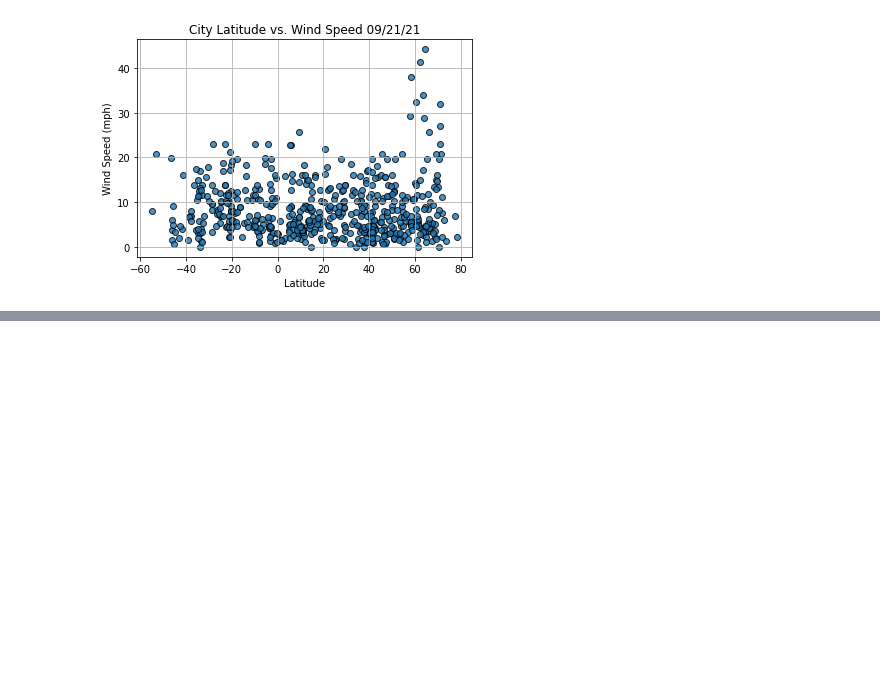
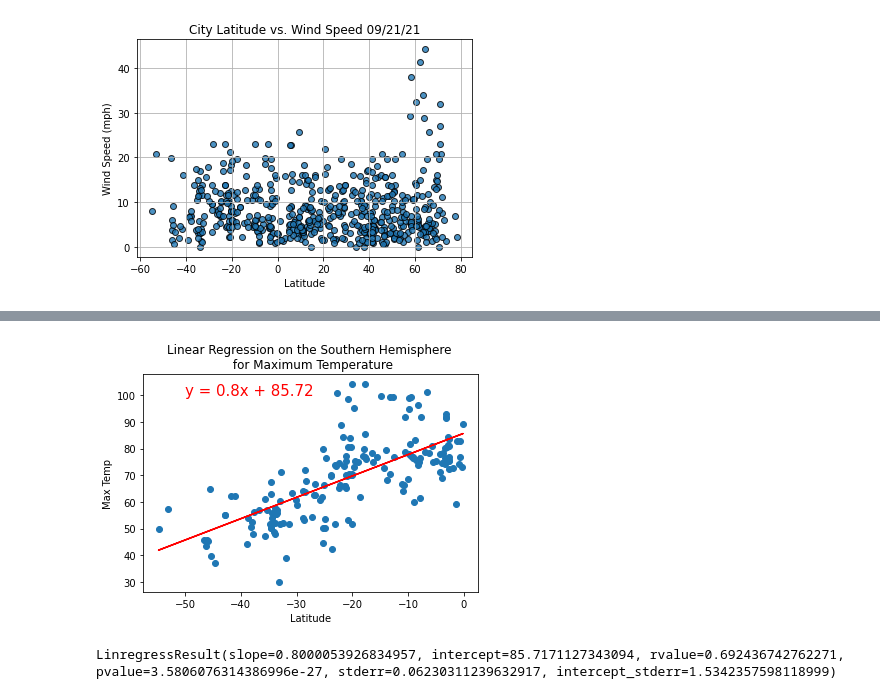
Before and after one commit to rmckinno/WeatherPy, a Jupyter notebook: WeatherPy.ipynb, the cells around one changed output, grey strips where cells are left out. Cells and saved outputs as stored; diff of their text form; code cells hidden in the pictures; blank space fills up the shorter version.

```diff
--- a/WeatherPy.ipynb
+++ b/WeatherPy.ipynb
@@ -203,0 +258,11 @@ plt.show()
+# %%
+# Linear regression on the Southern Hemisphere for lat vs temp
+x_values = southern_hemi_df["Lat"]
+y_values = southern_hemi_df["Max Temp"]
+# Call the function.
+plot_linear_regression(x_values, y_values,
+                        'Linear Regression on the Southern Hemisphere \n for Maximum Temperature', 'Max Temp',(-50,100))
+linregress(x_values, y_values)
+# %% [output]
+[figure, added]
+LinregressResult(slope=0.8000053926834957, intercept=85.7171127343094, rvalue=0.692436742762271, pvalue=3.5806076314386996e-27, stderr=0.06230311239632917, intercept_stderr=1.5342357598118999)
```
Also changed, not shown: parts of 10 cells of this notebook.
